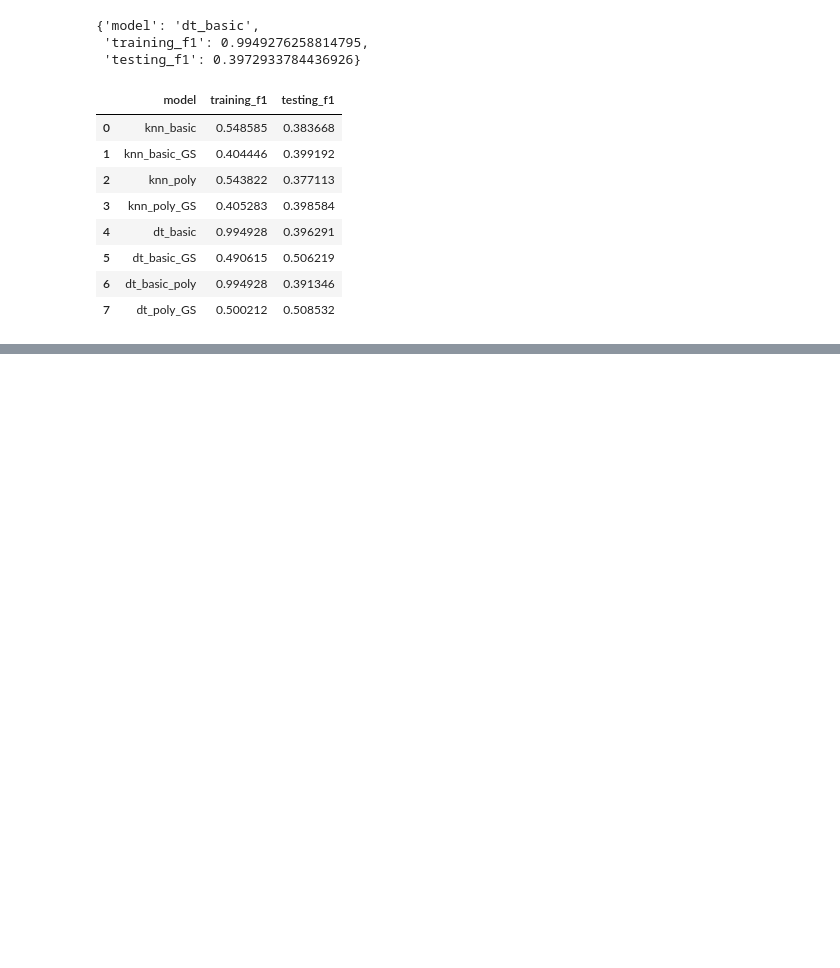
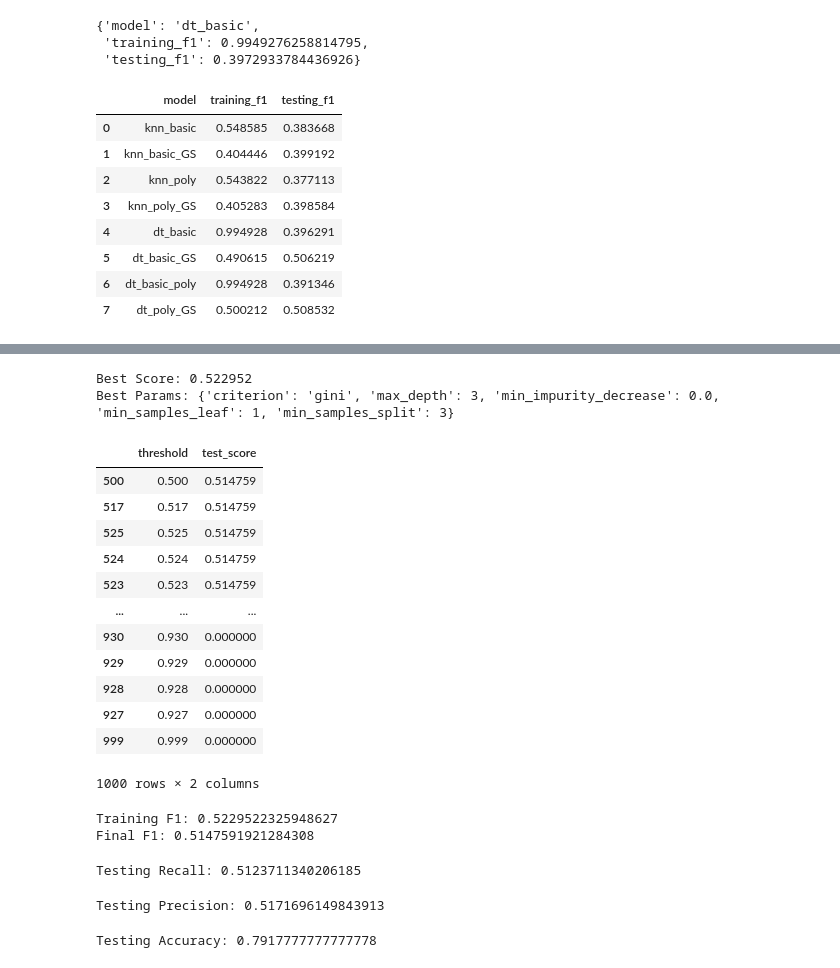
Before and after one commit to carlosiruiz/Bakeoff2, a Jupyter notebook: 2020_09_22_classification_bakeoff_modeling.ipynb, the cells around one changed output, grey strips where cells are left out. Drawn from its saved outputs; the diff is of its cells as text; code cells hidden in the pictures; blank space fills up the shorter version.

```diff
--- a/2020_09_22_classification_bakeoff_modeling.ipynb
+++ b/2020_09_22_classification_bakeoff_modeling.ipynb
@@ -1083,0 +1193,23 @@ pickle_out.close()
+# %%
+# Train Test split with basic feature set
+X_train, X_test, y_train, y_test = train_test_split(X, y, test_size = 0.2, random_state=20200922)
+
+params_fin = {'max_depth': [3,20,50],
+              'criterion': ['gini', 'entropy'],
+              'min_samples_leaf': [1, 2, 5],
+              'min_samples_split': [3,5],
+              'min_impurity_decrease': [0.0]}
+
+# Increase max depth
+# add parameter for min leaf purity
+# decrease value for min samples leaf
+# min samples split value of 2
+# %%
+# Create the estimator
+dectr = DecisionTreeClassifier(random_state=1, class_weight ='balanced' )
+
+# Create the instance
+grid_final = GridSearchCV(dectr, params_fin, cv=5, scoring='f1', verbose=1, n_jobs=1)
+
+# Fit the decision tree classifier to the training data
+grid_final.fit(X_train, y_train)
@@ -1083,0 +1230,31 @@ pickle_out.close()
+# %%
+# Best F1 score across all iterations of decision tree basic
+print('Best Score: %f' % (grid_final.best_score_))
+print('Best Params:', grid_final.best_params_)
+# %% [output]
+Best Score: 0.522952
+Best Params: {'criterion': 'gini', 'max_depth': 3, 'min_impurity_decrease': 0.0, 'min_samples_leaf': 1, 'min_samples_split': 3}
+# %%
+# Use the best model to made predictions for test set
+thresholds = np.arange(0, 1, .001)
+threshold_opt = []
+for i in thresholds:
+    y_pred_test = (grid_final.best_estimator_.predict_proba(X_test)[:,1] >= i).astype(bool)
+    threshold_opt.append({'threshold': i, 'test_score': metrics.f1_score(y_test, y_pred_test)})
+
+threshold_df = pd.DataFrame(threshold_opt)
+threshold_df.sort_values(by='test_score', ascending=False)
+# %% [output]
+|  | threshold | test_score |
+| 500 | 0.500 | 0.514759 |
+| 517 | 0.517 | 0.514759 |
+| 525 | 0.525 | 0.514759 |
+| 524 | 0.524 | 0.514759 |
+| 523 | 0.523 | 0.514759 |
+| ... | ... | ... |
+| 930 | 0.930 | 0.000000 |
+| 929 | 0.929 | 0.000000 |
+| 928 | 0.928 | 0.000000 |
+| 927 | 0.927 | 0.000000 |
+| 999 | 0.999 | 0.000000 |
+1000 rows × 2 columns
@@ -1083,0 +1264,26 @@ pickle_out.close()
+# %%
+# Compare model performance on training and test sets
+print('Training F1:', grid_final.best_score_)
+print('Final F1:', metrics.f1_score(y_test, y_pred_test))
+# %% [output]
+Training F1: 0.5229522325948627
+Final F1: 0.5147591921284308
+# %%
+# Testing Recall
+print('Testing Recall:', metrics.recall_score(y_test, y_pred_test))
+
+# Of those individuals who actually defaulted, our model was able to predict that 50 percent actually would
+# %% [output]
+Testing Recall: 0.5123711340206185
+# %%
+# Testing Precision
+print('Testing Precision:', metrics.precision_score(y_test, y_pred_test))
+
+# Of those who our model predicted would default, 55 percent actually did
+# %% [output]
+Testing Precision: 0.5171696149843913
+# %%
+# Testing Accuracy
+print('Testing Accuracy:', metrics.accuracy_score(y_test, y_pred_test))
+# %% [output]
+Testing Accuracy: 0.7917777777777778
```
Also changed, not shown: parts of 25 cells of this notebook, 2 other files.
